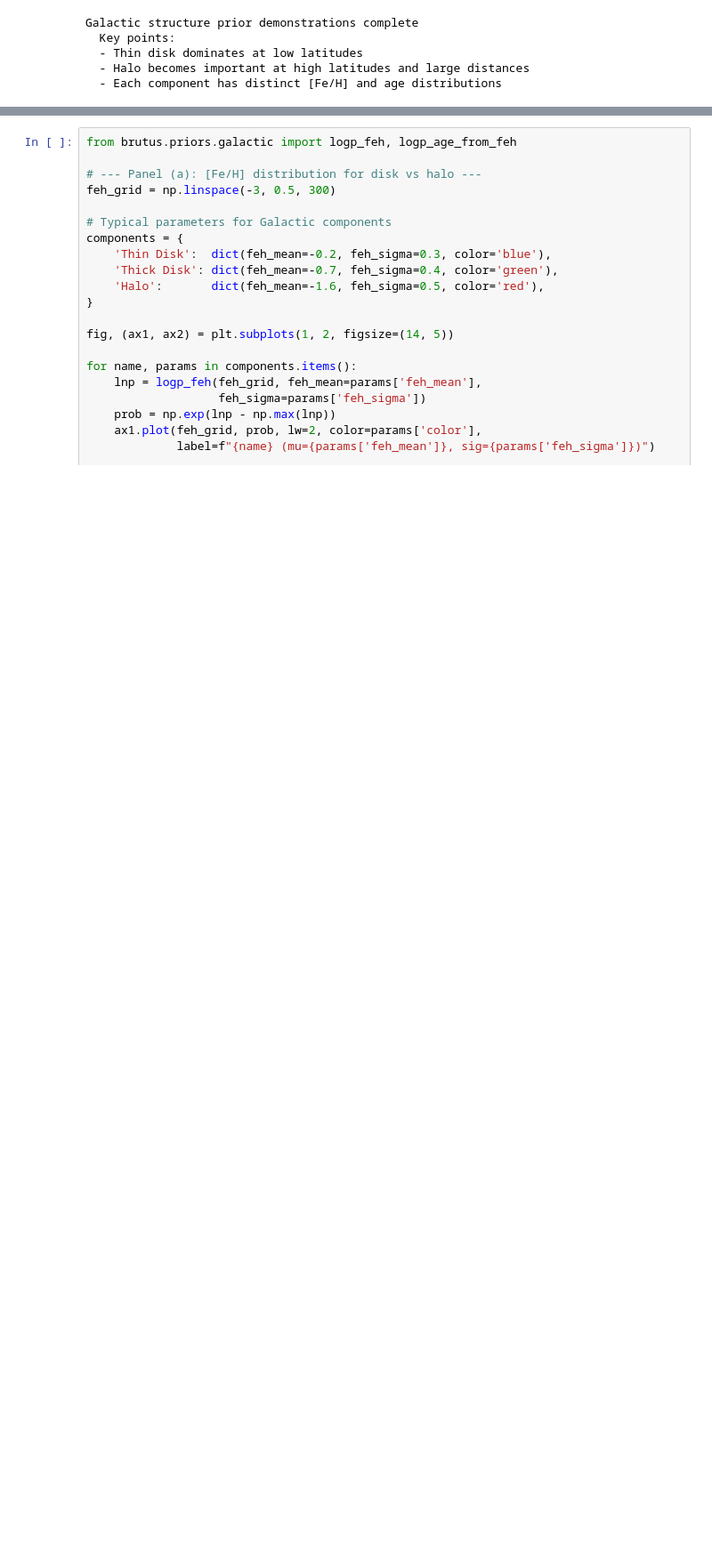
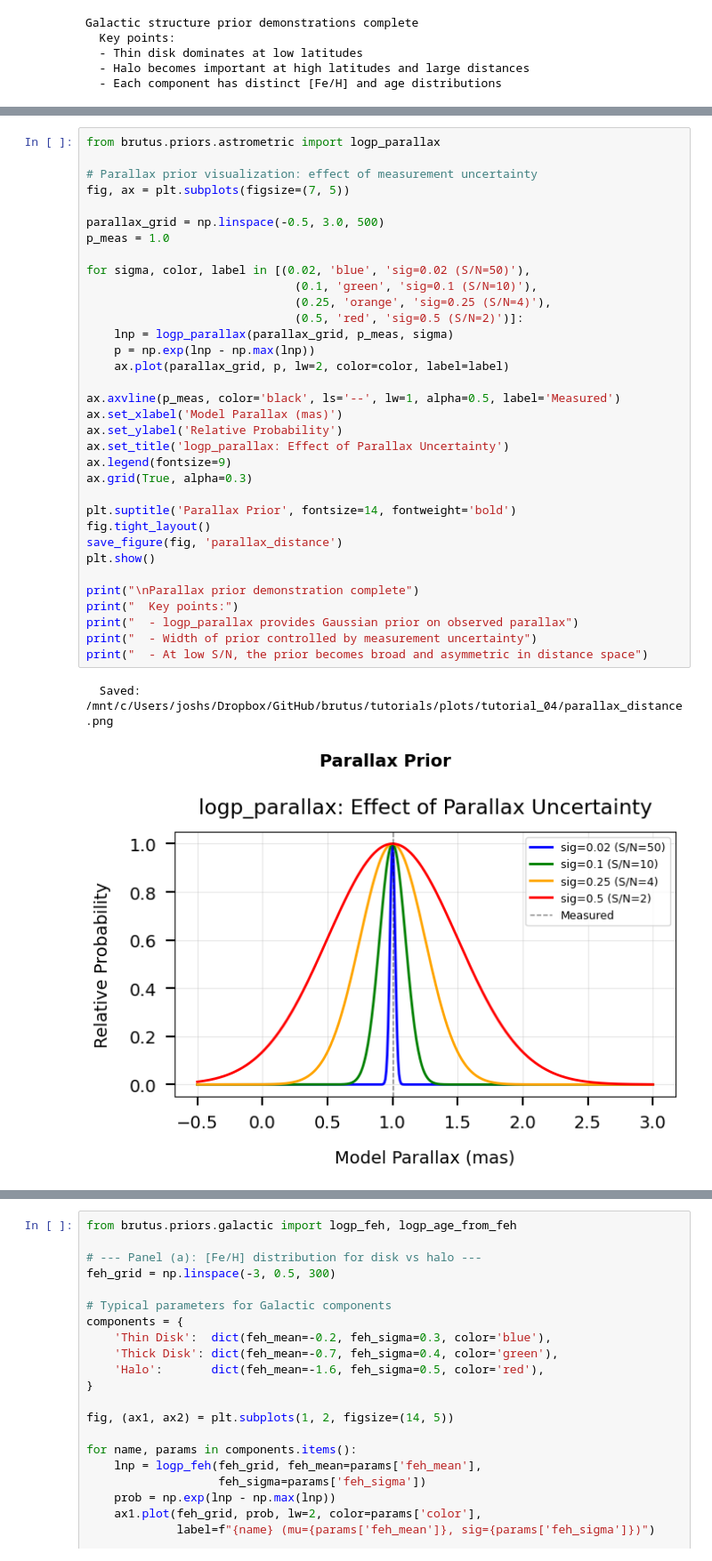
Before and after one commit to joshspeagle/brutus, a Jupyter notebook: tutorials/tutorial_04_galactic_priors.ipynb, the cells around one changed output, grey strips where cells are left out. Shown at 89% size. Cells and saved outputs as stored; diff of their text form; blank space fills up the shorter version.

```diff
--- a/tutorials/tutorial_04_galactic_priors.ipynb
+++ b/tutorials/tutorial_04_galactic_priors.ipynb
@@ -614,0 +369,37 @@ Parallax and distance prior demonstrations complete
+# %%
+from brutus.priors.astrometric import logp_parallax
+
+# Parallax prior visualization: effect of measurement uncertainty
+fig, ax = plt.subplots(figsize=(7, 5))
+
+parallax_grid = np.linspace(-0.5, 3.0, 500)
+p_meas = 1.0
+
+for sigma, color, label in [(0.02, 'blue', 'sig=0.02 (S/N=50)'),
+                              (0.1, 'green', 'sig=0.1 (S/N=10)'),
+                              (0.25, 'orange', 'sig=0.25 (S/N=4)'),
+                              (0.5, 'red', 'sig=0.5 (S/N=2)')]:
+    lnp = logp_parallax(parallax_grid, p_meas, sigma)
+    p = np.exp(lnp - np.max(lnp))
+    ax.plot(parallax_grid, p, lw=2, color=color, label=label)
+
+ax.axvline(p_meas, color='black', ls='--', lw=1, alpha=0.5, label='Measured')
+ax.set_xlabel('Model Parallax (mas)')
+ax.set_ylabel('Relative Probability')
+ax.set_title('logp_parallax: Effect of Parallax Uncertainty')
+ax.legend(fontsize=9)
+ax.grid(True, alpha=0.3)
+
+plt.suptitle('Parallax Prior', fontsize=14, fontweight='bold')
+fig.tight_layout()
+save_figure(fig, 'parallax_distance')
+plt.show()
+
+print("\nParallax prior demonstration complete")
+print("  Key points:")
+print("  - logp_parallax provides Gaussian prior on observed parallax")
+print("  - Width of prior controlled by measurement uncertainty")
+print("  - At low S/N, the prior becomes broad and asymmetric in distance space")
+# %% [output]
+  Saved: /mnt/c/Users/joshs/Dropbox/GitHub/brutus/tutorials/plots/tutorial_04/parallax_distance.png
+[figure, added]
```
Also changed, not shown: parts of 13 cells of this notebook, 3 other files.
